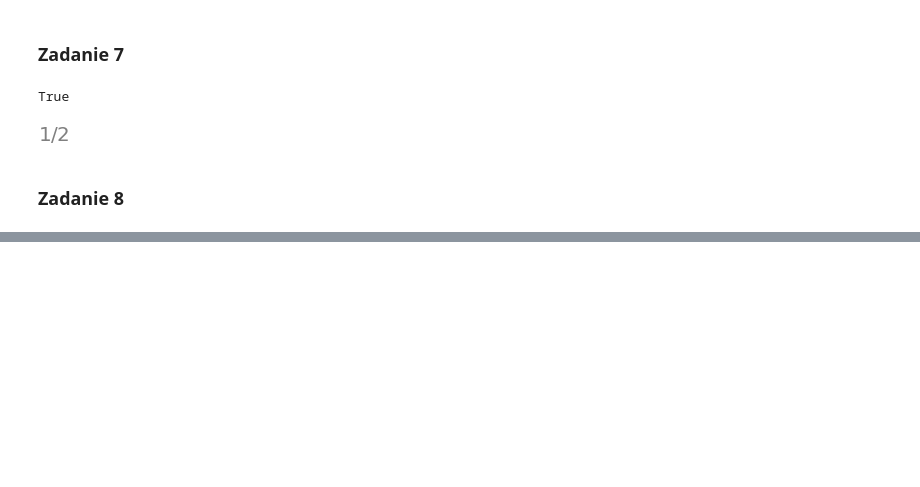
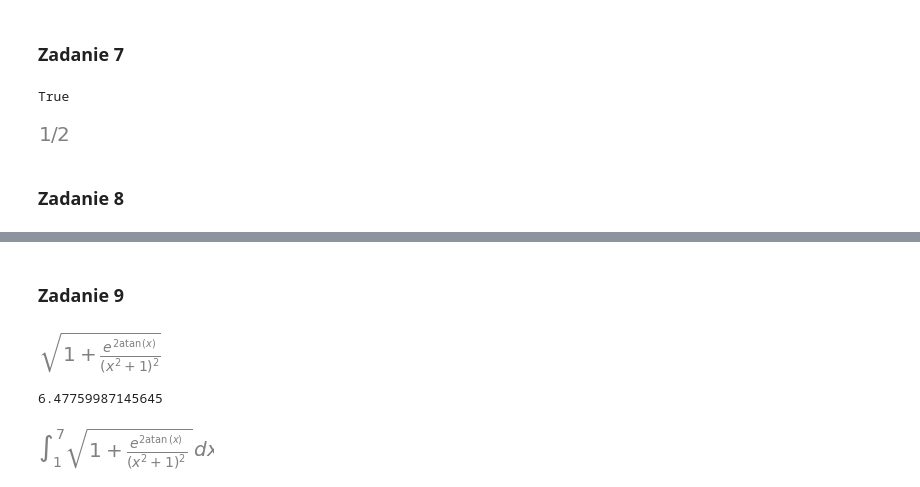
Before and after one commit to pzajaczkowski/ONWP, a Jupyter notebook: lista1/lista1.ipynb, the cells around one changed output, grey strips where cells are left out. Drawn from its saved outputs; the diff is of its cells as text; code cells hidden in the pictures; blank space fills up the shorter version.

```diff
--- a/lista1/lista1.ipynb
+++ b/lista1/lista1.ipynb
@@ -157,0 +165,14 @@ p1.show()
+# %% [markdown]
+### Zadanie 9
+# %%
+arch = sp.sqrt(1 + fd1**2).simplify()
+arch
+# %% [output]
+[figure, added]
+# %%
+arch_length = sp.Integral(arch, (x, 1, 7))
+print(arch_length.n()) # .n() bo .doit() trwa za długo +-60sec
+arch_length
+# %% [output]
+6.47759987145645
+[figure, added]
```
Also changed, not shown: parts of 10 cells of this notebook.
